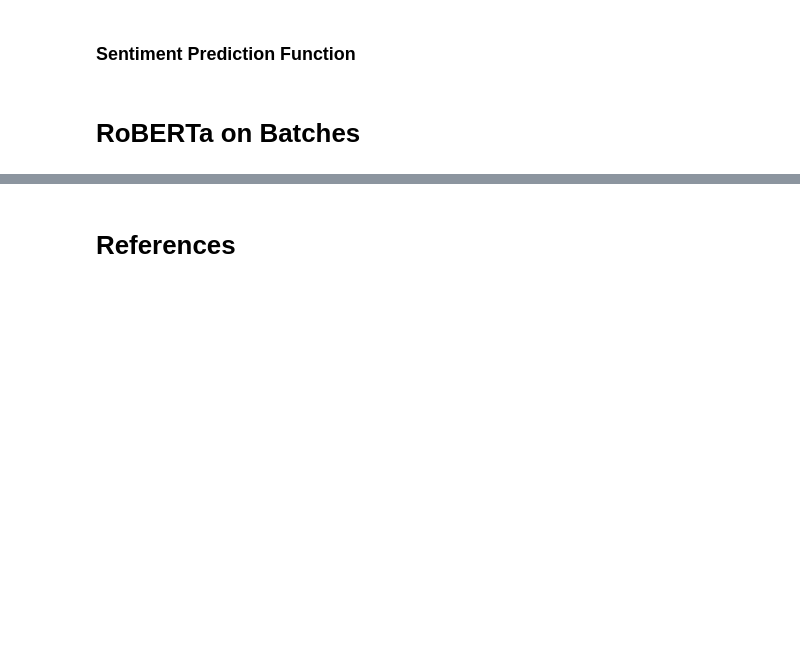
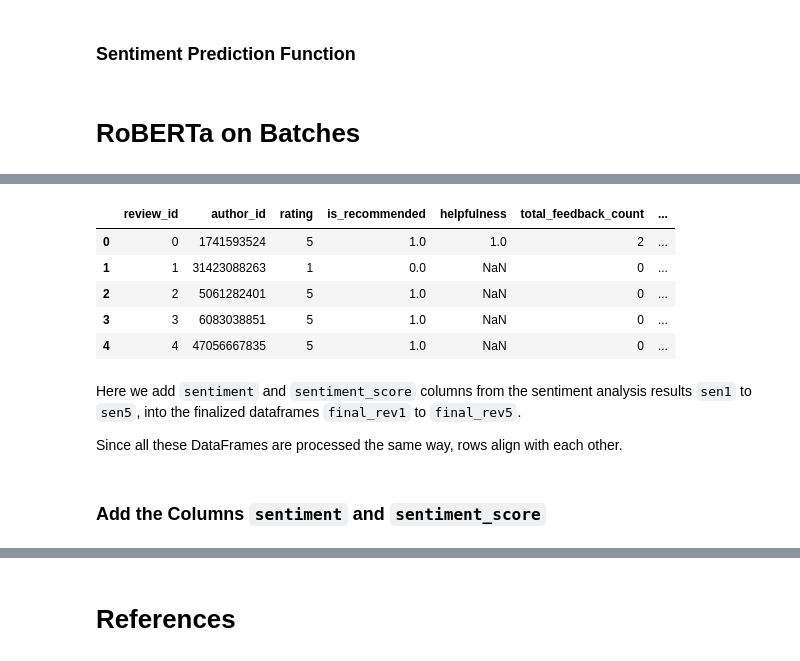
Before and after one commit to Skraiem07/capstone-project, a Jupyter notebook: sentiment-analysis/sentiment-analysis-new.ipynb, the cells around one changed output, grey strips where cells are left out. Drawn from its saved outputs; the diff is of its cells as text; code cells hidden in the pictures; blank space fills up the shorter version.

Commit message:
updated notebook with RoBERTa sentiment scores and added requirements

```diff
--- a/sentiment-analysis/sentiment-analysis-new.ipynb
+++ b/sentiment-analysis/sentiment-analysis-new.ipynb
@@ -791,0 +849,6 @@ Total processing time: 455.07 seconds.
+# %%
+final_rev1 = clean_rev1.copy()
+final_rev2 = clean_rev2.copy()
+final_rev3 = clean_rev3.copy()
+final_rev4 = clean_rev4.copy()
+final_rev5 = clean_rev5.copy()
@@ -811,0 +989,6 @@ memory usage: 781.4+ KB
+# %%
+final_rev1['clean_text'] = final_rev1['review_text'].apply(clean_text)
+final_rev2['clean_text'] = final_rev2['review_text'].apply(clean_text)
+final_rev3['clean_text'] = final_rev3['review_text'].apply(clean_text)
+final_rev4['clean_text'] = final_rev4['review_text'].apply(clean_text)
+final_rev5['clean_text'] = final_rev5['review_text'].apply(clean_text)
@@ -811,0 +997,6 @@ memory usage: 781.4+ KB
+# %%
+empty_final1 = final_rev1['clean_text'].str.strip().replace('', pd.NA)
+final_rev1['clean_text'] = empty_final1
+
+final_empty_count1 = final_rev1['clean_text'].isna().sum()
+print(f"Number of empty reviews after cleaning text: {final_empty_count1}")
@@ -811,0 +1039,6 @@ memory usage: 781.4+ KB
+# %%
+final_rev1 = final_rev1.dropna(subset=['clean_text'])
+final_rev2 = final_rev2.dropna(subset=['clean_text'])
+final_rev3 = final_rev3.dropna(subset=['clean_text'])
+final_rev4 = final_rev4.dropna(subset=['clean_text'])
+final_rev5 = final_rev5.dropna(subset=['clean_text'])
@@ -811,0 +1199,15 @@ memory usage: 781.4+ KB
+# %%
+final_rev1.head()
+# %% [output]
+|  | review_id | author_id | rating | is_recommended | helpfulness | total_feedback_count | ... |
+| 0 | 0 | 1741593524 | 5 | 1.0 | 1.0 | 2 | ... |
+| 1 | 1 | 31423088263 | 1 | 0.0 | NaN | 0 | ... |
+| 2 | 2 | 5061282401 | 5 | 1.0 | NaN | 0 | ... |
+| 3 | 3 | 6083038851 | 5 | 1.0 | NaN | 0 | ... |
+| 4 | 4 | 47056667835 | 5 | 1.0 | NaN | 0 | ... |
+# %% [markdown]
+Here we add `sentiment` and `sentiment_score` columns from the sentiment analysis results `sen1` to `sen5`, into the finalized dataframes `final_rev1` to `final_rev5`.
+
+Since all these DataFrames are processed the same way, rows align with each other.
+# %% [markdown]
+### Add the Columns `sentiment` and `sentiment_score`
```
Also changed, not shown: parts of 75 cells of this notebook, 2 other files.
